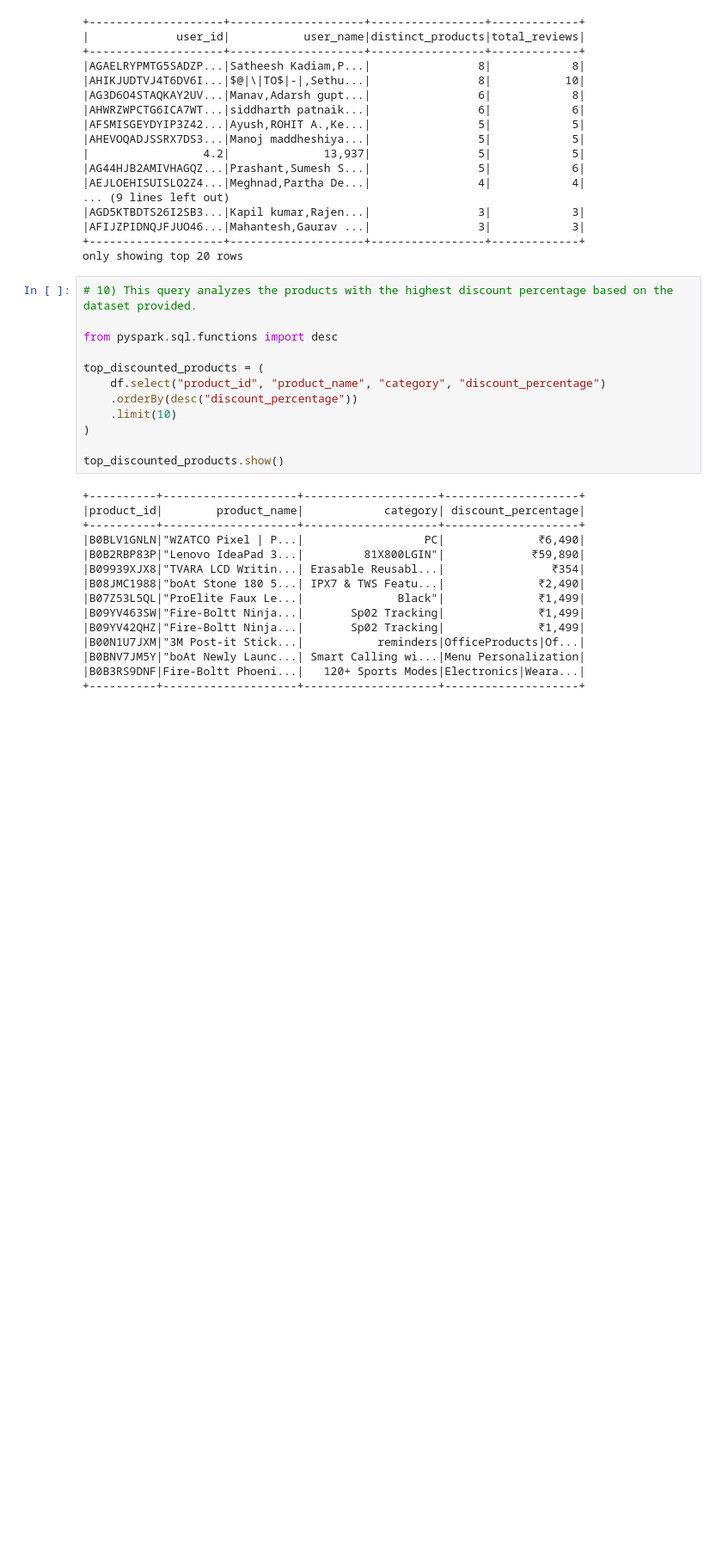
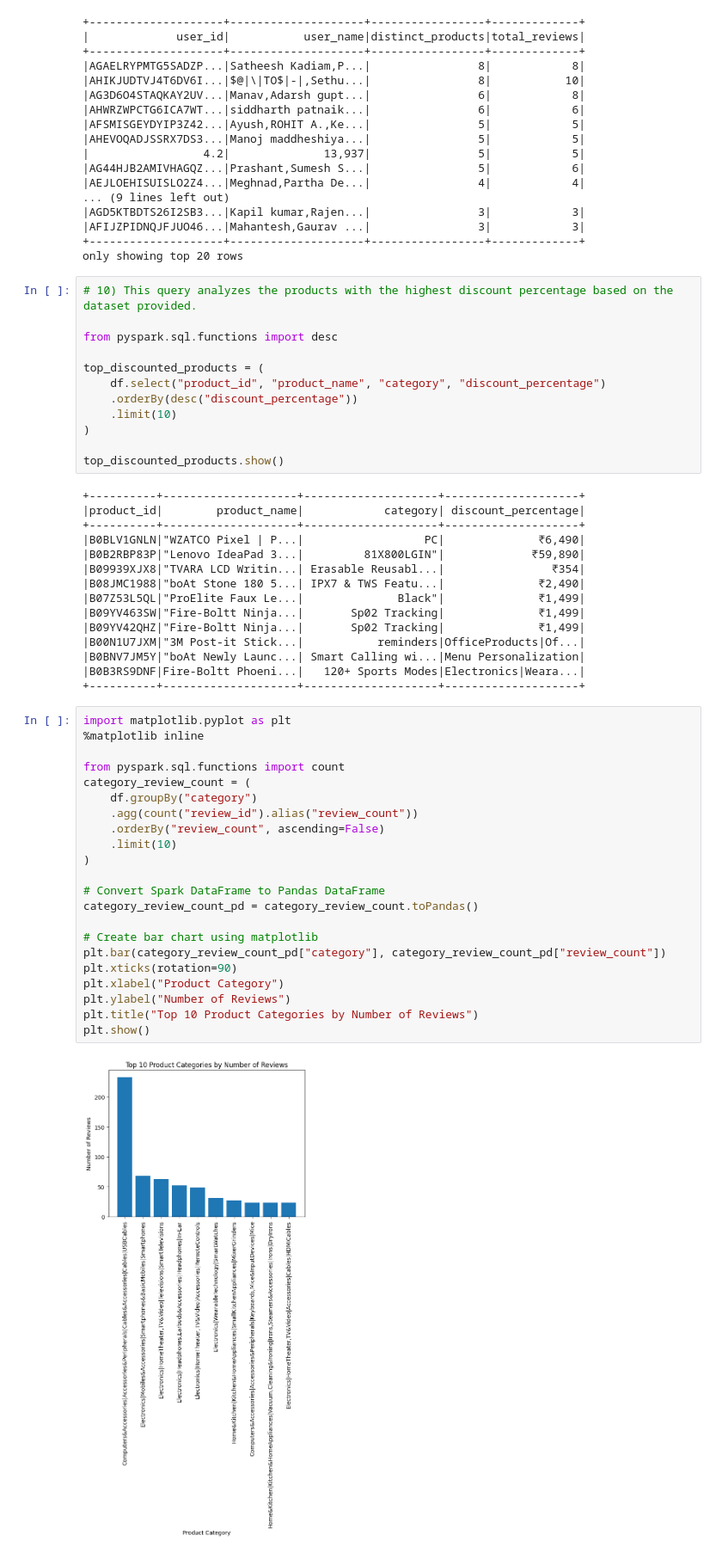
Before and after one commit to kirangundapuneni/AmazonSalesAnalysis, a Jupyter notebook: AmazonSalesAnalysis.ipynb, the cells around one changed output. Shown at 86% size. Saved outputs shown, nothing was run; the diff lists cells and outputs as text; blank space fills up the shorter version.

Commit message:
Added bar chart in python notebook

```diff
--- a/AmazonSalesAnalysis.ipynb
+++ b/AmazonSalesAnalysis.ipynb
@@ -272,3 +272,27 @@ top_discounted_products.show()
 |B0BNV7JM5Y|"boAt Newly Launc...| Smart Calling wi...|Menu Personalization|
 |B0B3RS9DNF|Fire-Boltt Phoeni...|   120+ Sports Modes|Electronics|Weara...|
 +----------+--------------------+--------------------+--------------------+
+# %%
+import matplotlib.pyplot as plt
+%matplotlib inline
+
+from pyspark.sql.functions import count
+category_review_count = (
+    df.groupBy("category")
+    .agg(count("review_id").alias("review_count"))
+    .orderBy("review_count", ascending=False)
+    .limit(10)
+)
+
+# Convert Spark DataFrame to Pandas DataFrame
+category_review_count_pd = category_review_count.toPandas()
+
+# Create bar chart using matplotlib
+plt.bar(category_review_count_pd["category"], category_review_count_pd["review_count"])
+plt.xticks(rotation=90)
+plt.xlabel("Product Category")
+plt.ylabel("Number of Reviews")
+plt.title("Top 10 Product Categories by Number of Reviews")
+plt.show()
+# %% [output]
+[figure, added]
```
